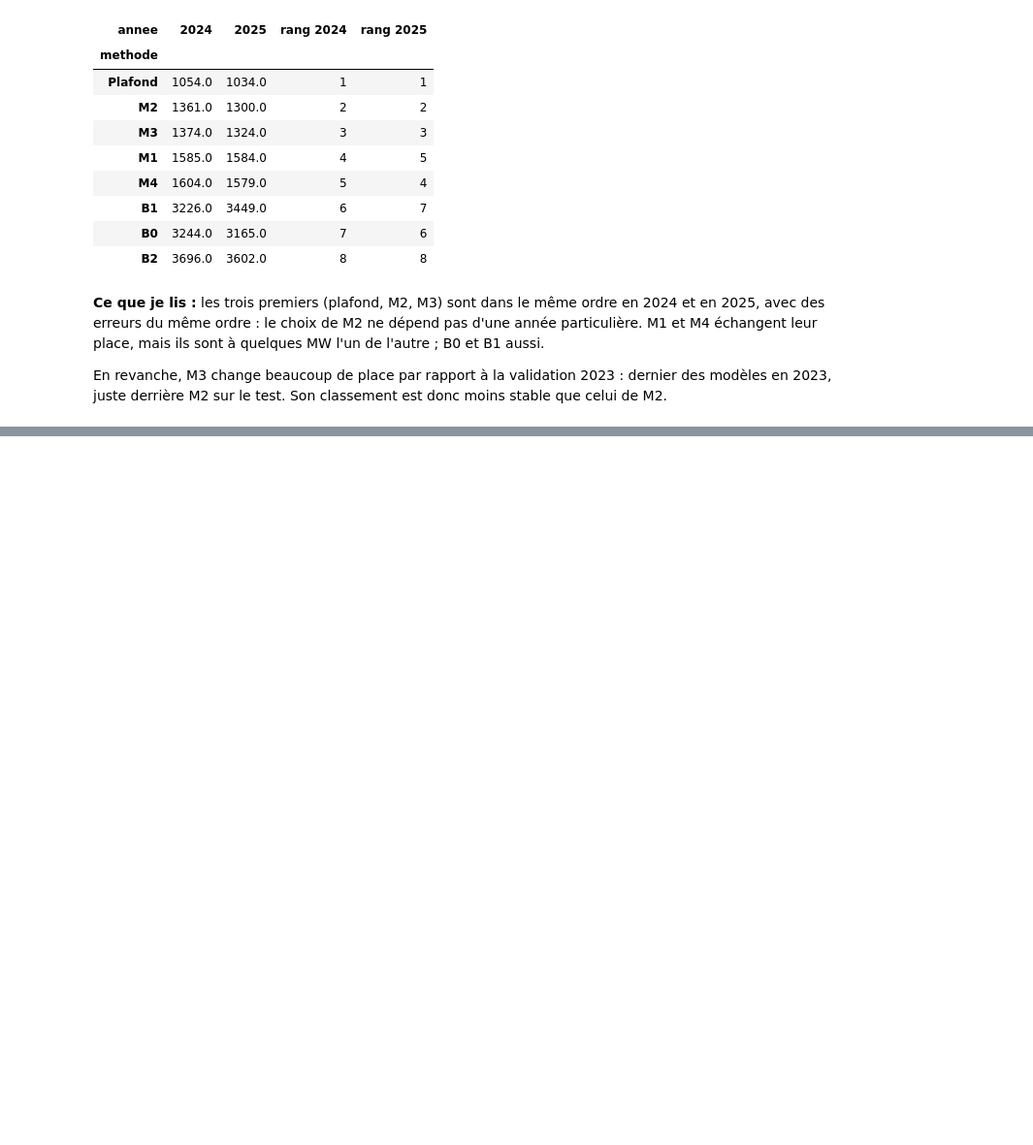
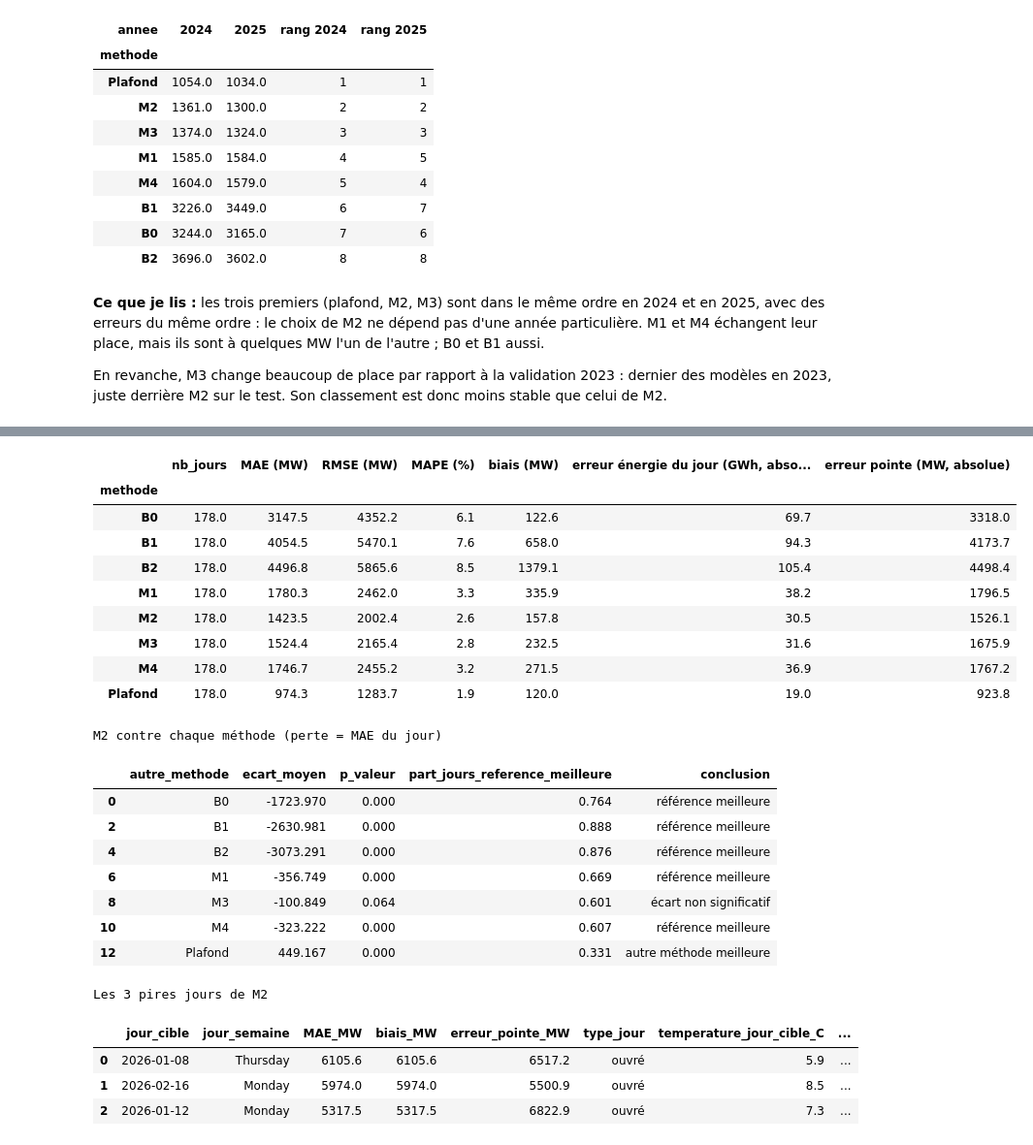
Before and after one commit to MarteOued/Projet-series-temporelles, a Jupyter notebook: notebooks/04_resultats_modeles.ipynb, the cells around one changed output, grey strips where cells are left out. Shown at 97% size. Cells and saved outputs as stored; diff of their text form; code cells hidden in the pictures; blank space fills up the shorter version.

```diff
--- a/notebooks/04_resultats_modeles.ipynb
+++ b/notebooks/04_resultats_modeles.ipynb
@@ -563,0 +573,37 @@ En revanche, M3 change beaucoup de place par rapport à la validation 2023 : der
+# %%
+bonus = lire("test_bonus_2026_comparaison").set_index("methode").rename(index=COURT)
+display(bonus[["nb_jours", "MAE (MW)", "RMSE (MW)", "MAPE (%)", "biais (MW)",
+               "erreur énergie du jour (GWh, absolue)", "erreur pointe (MW, absolue)"]].round(1))
+
+t = lire("test_bonus_2026_significativite")
+t = t[t["perte"] == "MAE"][["autre_methode", "ecart_moyen", "p_valeur", "part_jours_reference_meilleure", "conclusion"]]
+print("M2 contre chaque méthode (perte = MAE du jour)")
+display(t.assign(autre_methode=lambda d: d["autre_methode"].map(COURT)).round(3))
+
+print("Les 3 pires jours de M2")
+display(lire("test_bonus_2026_pires_jours_m2").round(1))
+# %% [output]
+|  | nb_jours | MAE (MW) | RMSE (MW) | MAPE (%) | biais (MW) | erreur énergie du jour (GWh, abso... | erreur pointe (MW, absolue) |
+| methode |  |  |  |  |  |  |  |
+| B0 | 178.0 | 3147.5 | 4352.2 | 6.1 | 122.6 | 69.7 | 3318.0 |
+| B1 | 178.0 | 4054.5 | 5470.1 | 7.6 | 658.0 | 94.3 | 4173.7 |
+| B2 | 178.0 | 4496.8 | 5865.6 | 8.5 | 1379.1 | 105.4 | 4498.4 |
+| M1 | 178.0 | 1780.3 | 2462.0 | 3.3 | 335.9 | 38.2 | 1796.5 |
+| M2 | 178.0 | 1423.5 | 2002.4 | 2.6 | 157.8 | 30.5 | 1526.1 |
+| M3 | 178.0 | 1524.4 | 2165.4 | 2.8 | 232.5 | 31.6 | 1675.9 |
+| M4 | 178.0 | 1746.7 | 2455.2 | 3.2 | 271.5 | 36.9 | 1767.2 |
+| Plafond | 178.0 | 974.3 | 1283.7 | 1.9 | 120.0 | 19.0 | 923.8 |
+M2 contre chaque méthode (perte = MAE du jour)
+|  | autre_methode | ecart_moyen | p_valeur | part_jours_reference_meilleure | conclusion |
+| 0 | B0 | -1723.970 | 0.000 | 0.764 | référence meilleure |
+| 2 | B1 | -2630.981 | 0.000 | 0.888 | référence meilleure |
+| 4 | B2 | -3073.291 | 0.000 | 0.876 | référence meilleure |
+| 6 | M1 | -356.749 | 0.000 | 0.669 | référence meilleure |
+| 8 | M3 | -100.849 | 0.064 | 0.601 | écart non significatif |
+| 10 | M4 | -323.222 | 0.000 | 0.607 | référence meilleure |
+| 12 | Plafond | 449.167 | 0.000 | 0.331 | autre méthode meilleure |
+Les 3 pires jours de M2
+|  | jour_cible | jour_semaine | MAE_MW | biais_MW | erreur_pointe_MW | type_jour | temperature_jour_cible_C | ... |
+| 0 | 2026-01-08 | Thursday | 6105.6 | 6105.6 | 6517.2 | ouvré | 5.9 | ... |
+| 1 | 2026-02-16 | Monday | 5974.0 | 5974.0 | 5500.9 | ouvré | 8.5 | ... |
+| 2 | 2026-01-12 | Monday | 5317.5 | 5317.5 | 6822.9 | ouvré | 7.3 | ... |
```
Also changed, not shown: parts of 7 cells of this notebook, 23 other files.
